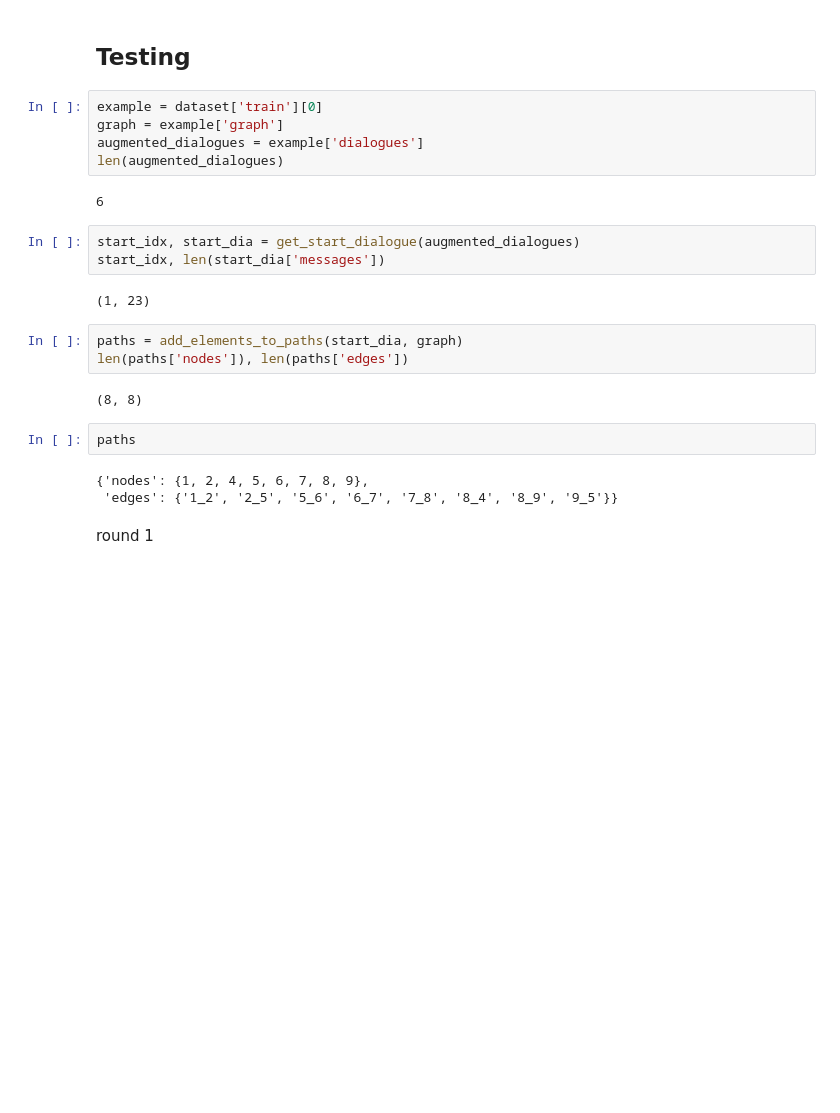
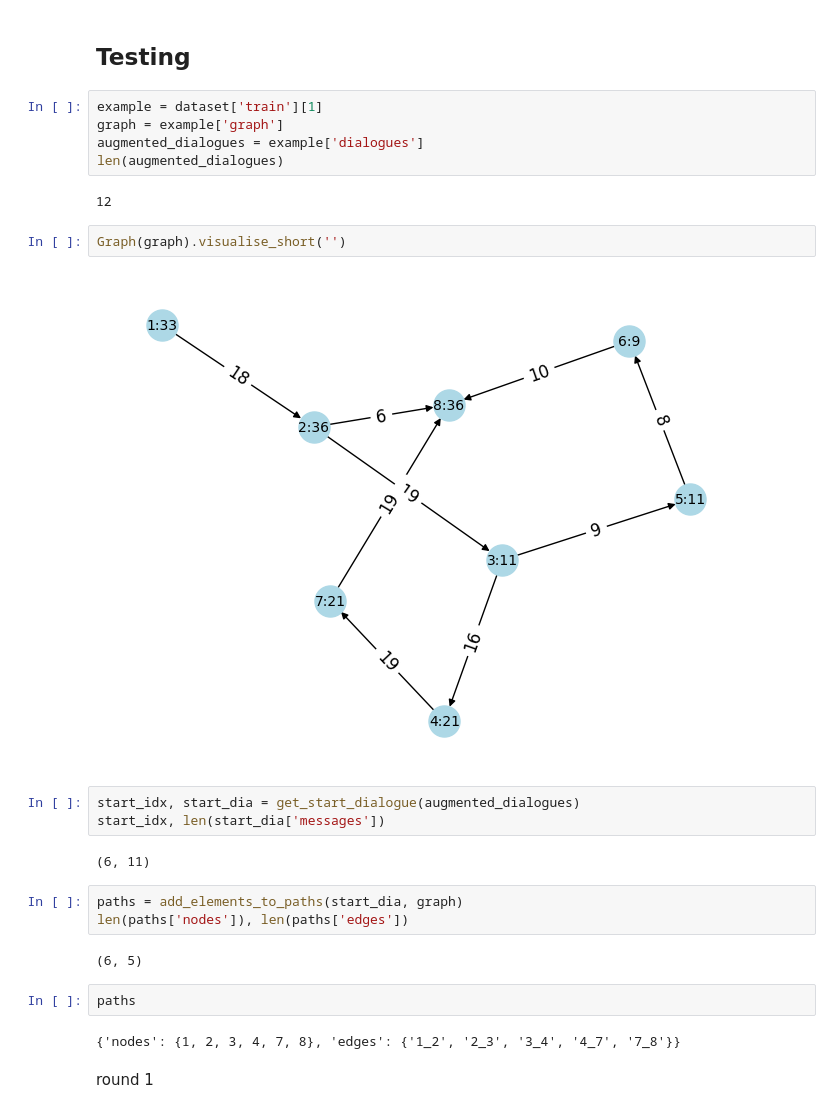
Before and after one commit to deeppavlov/dialogue2graph, a Jupyter notebook: experiments/exp2025_04_07_testing_graph_coverage/exp2025_04_07_testing_graph_coverage/testing_graph_coverage.ipynb, the cells around one changed output. Cells and saved outputs as stored; diff of their text form; blank space fills up the shorter version.

Commit message:
update: exp2025_04_07_testing_graph_coverage

```diff
--- a/experiments/exp2025_04_07_testing_graph_coverage/exp2025_04_07_testing_graph_coverage/testing_graph_coverage.ipynb
+++ b/experiments/exp2025_04_07_testing_graph_coverage/exp2025_04_07_testing_graph_coverage/testing_graph_coverage.ipynb
@@ -156,27 +154,30 @@ def add_new_elements_to_paths(paths, new_elements):
 # %% [markdown]
 ## Testing
 # %%
-example = dataset['train'][0]
+example = dataset['train'][1]
 graph = example['graph']
 augmented_dialogues = example['dialogues']
 len(augmented_dialogues)
 # %% [output]
-6
+12
+# %%
+Graph(graph).visualise_short('')
+# %% [output]
+[figure, added]
 # %%
 start_idx, start_dia = get_start_dialogue(augmented_dialogues)
 start_idx, len(start_dia['messages'])
 # %% [output]
-(1, 23)
+(6, 11)
 # %%
 paths = add_elements_to_paths(start_dia, graph)
 len(paths['nodes']), len(paths['edges'])
 # %% [output]
-(8, 8)
+(6, 5)
 # %%
 paths
 # %% [output]
-{'nodes': {1, 2, 4, 5, 6, 7, 8, 9},
- 'edges': {'1_2', '2_5', '5_6', '6_7', '7_8', '8_4', '8_9', '9_5'}}
+{'nodes': {1, 2, 3, 4, 7, 8}, 'edges': {'1_2', '2_3', '3_4', '4_7', '7_8'}}
 # %% [markdown]
 round 1
 # %%
```
Also changed, not shown: parts of 18 cells of this notebook, 1 other file.
